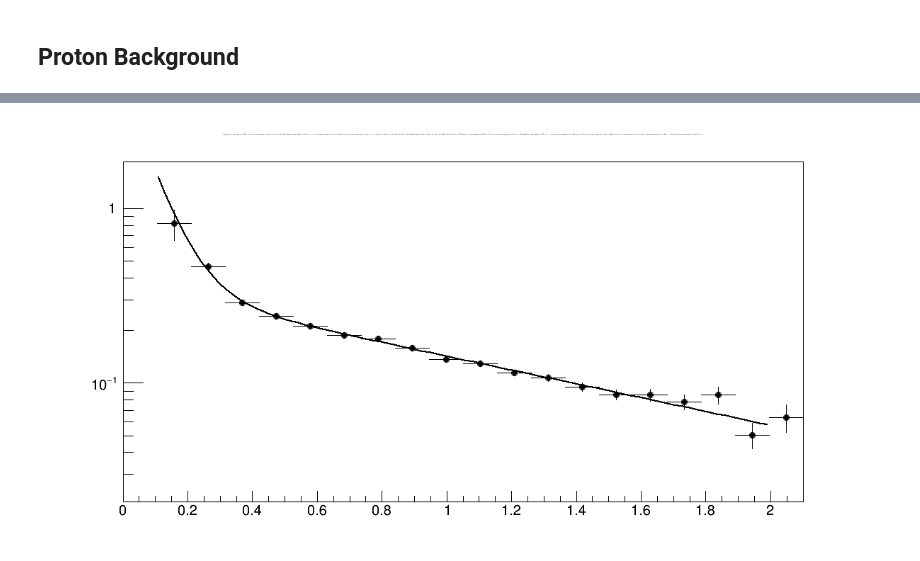
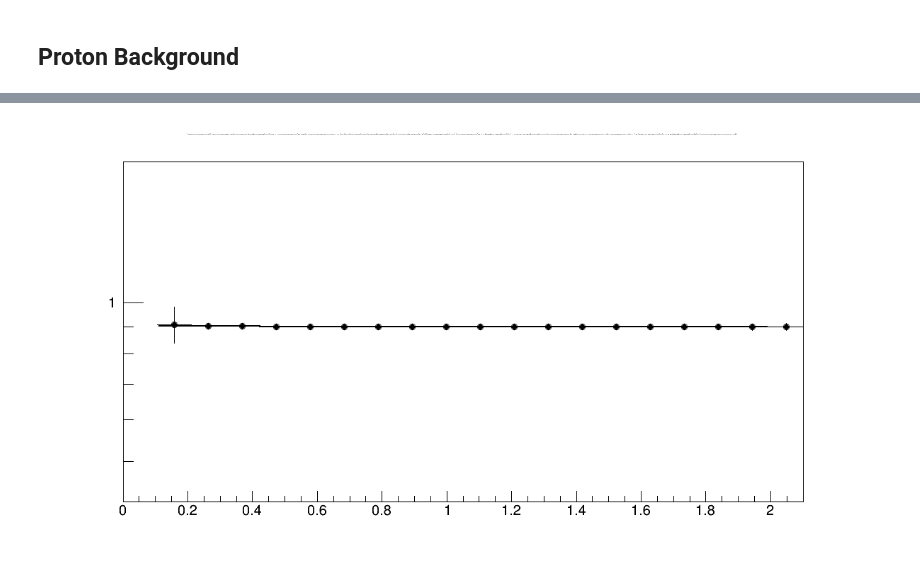
Before and after one commit to jdbrice/ipyLog, a Jupyter notebook: Rcp/urqmd/P_Corrections.ipynb, the cells around one changed output, grey strips where cells are left out. Cells and saved outputs as stored; diff of their text form; code cells hidden in the pictures.

```diff
--- a/Rcp/urqmd/P_Corrections.ipynb
+++ b/Rcp/urqmd/P_Corrections.ipynb
@@ -60,16 +66,19 @@ mc.Draw( "StMiniMcEvent.mMatchedPairs.mPtPr>>hSig(20, 0.0, 2.1)", "StMiniMcEvent
 # %%
 hFrac = R.hBack.Clone( "hFrac" )
-hFrac.Divide( R.hSig )
+hTotal = R.hBack
+hTotal.Add( R.hSig )
+hFrac.Divide( hTotal )
 hFrac.Draw()
+#hFrac.GetYaxis(  ).SetRangeUser( .8, 1.1 )
 fn = R.TF1( "fn", "[0]*exp( -[1] * x ) + [2] * exp( -[3] * x )", 0.1, 2 )
 fn.SetParameters( .5, 5, .5, 2 )
 hFrac.Fit( fn, "R" )
 fn.SetLineWidth( 2 )
 fn.Draw("same")
 R.gPad.SetLogy(1)
 can
 # %% [output]
-[figure, old version]
+[figure, new version]
 # %%
 hstr = ">>hEnergyLoss(100, 0.1, 2.1, 100, -0.1, 0.1)"
 mc.Draw( "StMiniMcEvent.mMatchedPairs.mPtPr - StMiniMcEvent.mMatchedPairs.mPtMc : StMiniMcEvent.mMatchedPairs.mPtPr" + hstr, "StMiniMcEvent.mMatchedPairs.mParentGeantId==0 && " + allCuts)
```
Also changed, not shown: parts of 14 cells of this notebook, 5 other files.
